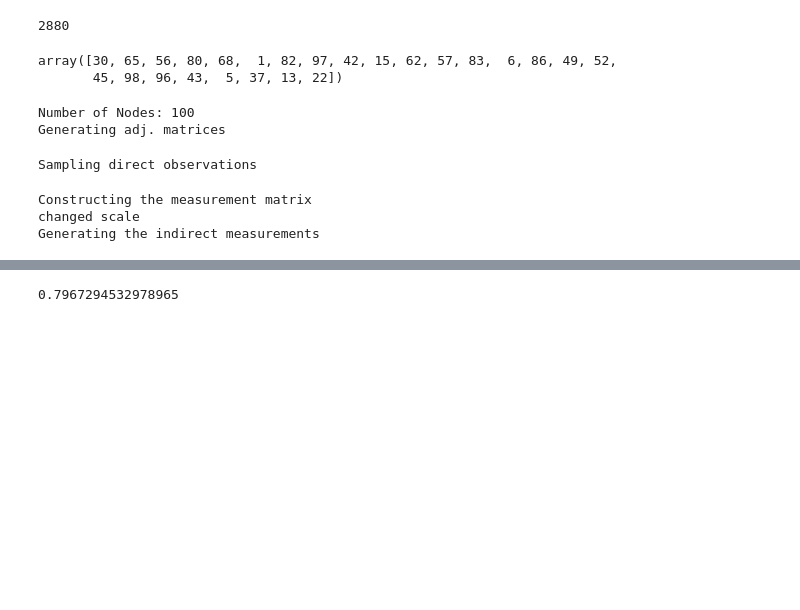
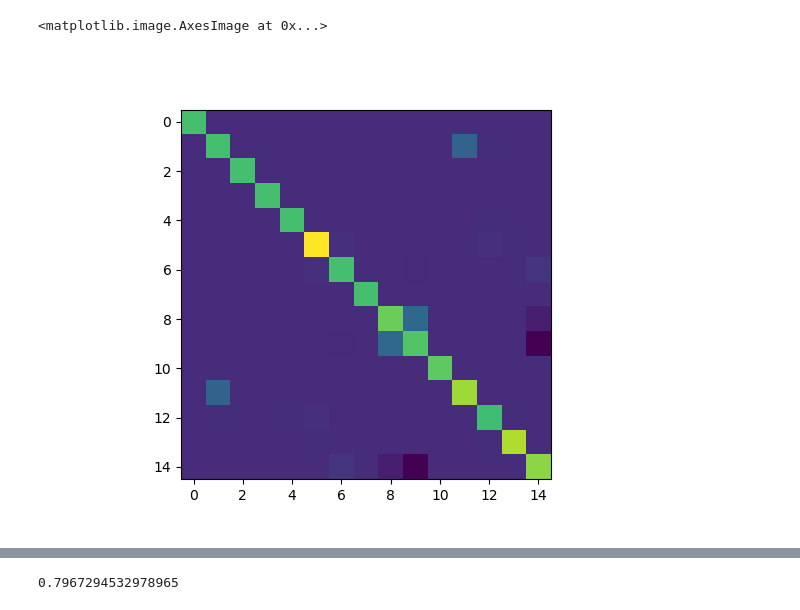
Before and after one commit to muralikgs/de-graph-recovery, a Jupyter notebook: test_pref_recovery.ipynb, the cells around one changed output, grey strips where cells are left out. Drawn from its saved outputs; the diff is of its cells as text; code cells hidden in the pictures; blank space fills up the shorter version.

```diff
--- a/test_pref_recovery.ipynb
+++ b/test_pref_recovery.ipynb
@@ -9,40 +11,31 @@ from src.data import datagen as dg
 # %%
-data_gen = dg.Dataset(n_nodes=100,
-                      expected_density=1.5,
+n_nodes=100
+data_gen = dg.Dataset(n_nodes=n_nodes,
+                      expected_density=1,
                       n_samples=5000,
                       n_experiments=5,
-                      min_targets=25,
-                      max_targets=25,
+                      min_targets=5,
+                      max_targets=5,
                       mode='no-constraint')
 datasets = data_gen.generate()
 intervention_sets = data_gen.targets
 # %%
-observed_set = np.setdiff1d(np.arange(100), intervention_sets[0])
-U = np.zeros((100, 100))
+observed_set = np.setdiff1d(np.arange(n_nodes), intervention_sets[0])
+U = np.zeros((n_nodes, n_nodes))
 U[observed_set, observed_set] = 1
 
 W = data_gen.gen_model.weights
-Cov_X = np.linalg.inv(np.eye(100) - U@W.T) @ np.linalg.inv(np.eye(100) - U@W.T).T
+Cov_X = np.linalg.inv(np.eye(n_nodes) - U@W.T) @ np.linalg.inv(np.eye(n_nodes) - U@W.T).T
-# %%
-(np.abs(Cov_X) > 0).sum()
-# %% [output]
-2880
-# %%
-intervention_sets[0]
-# %% [output]
-array([30, 65, 56, 80, 68,  1, 82, 97, 42, 15, 62, 57, 83,  6, 86, 49, 52,
-       45, 98, 96, 43,  5, 37, 13, 22])
-# %%
-n = 100
-nSamples = 5000
-
-M = 1
-synthetic_data = generateSynthData(d_list=[n], p=0.07, M=M, N=nSamples, dim_percent=0.8)
-# %% [output]
-Number of Nodes: 100
-Generating adj. matrices
-Sampling direct observations
-Constructing the measurement matrix
-changed scale
-Generating the indirect measurements
+# %%
+indices = np.concatenate((intervention_sets[0], observed_set))
+col_ind_r, row_ind_r = np.meshgrid(indices, indices)
+
+Cov_X_r = Cov_X[row_ind_r, col_ind_r]
+# %%
+%matplotlib widget
+
+plt.imshow(Cov_X_r[:15, :15])
+# %% [output]
+<matplotlib.image.AxesImage at 0x...>
+[figure, added]
 # %%
```
Also changed, not shown: parts of 10 cells of this notebook, 4 other files.
